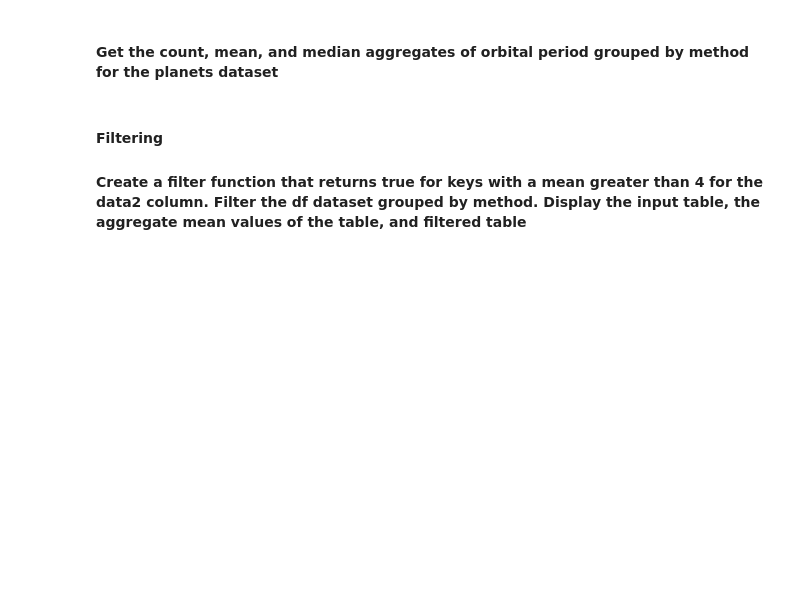
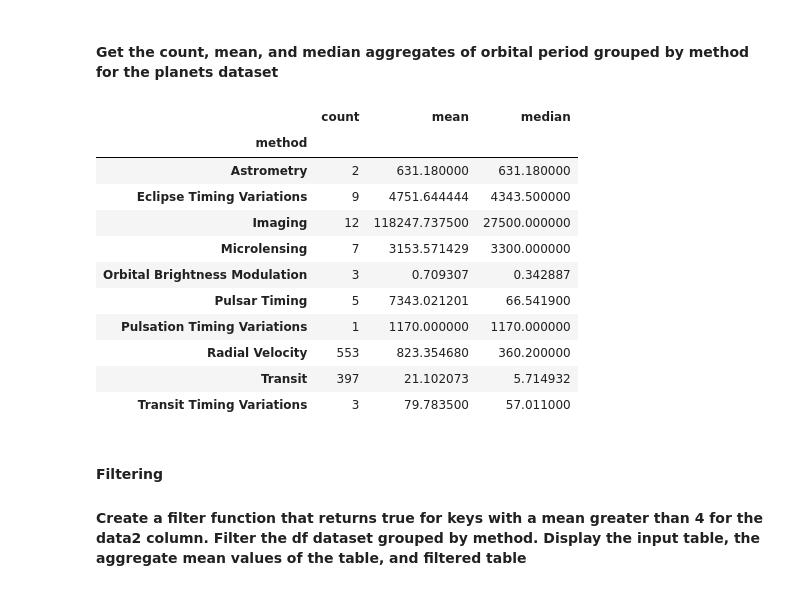
Before and after one commit to karthikvadlamani/karthikvadlamani, a Jupyter notebook: basics/[Exercises-4]Pandas-GroupBy-Split-Apply-Combine.ipynb, the cells around one changed output. Saved outputs shown, nothing was run; the diff lists cells and outputs as text; code cells hidden in the pictures; blank space fills up the shorter version.

Commit message:
Soved Exercise 4 on Group By methods

```diff
--- a/basics/[Exercises-4]Pandas-GroupBy-Split-Apply-Combine.ipynb
+++ b/basics/[Exercises-4]Pandas-GroupBy-Split-Apply-Combine.ipynb
@@ -60,5 +109,20 @@ df
 # %% [markdown]
 #### Get the count, mean, and median aggregates of orbital period grouped by method for the planets dataset
+# %%
+planets.groupby('method')['orbital_period'].aggregate(['count', np.mean, np.median])
+# %% [output]
+|  | count | mean | median |
+| method |  |  |  |
+| Astrometry | 2 | 631.180000 | 631.180000 |
+| Eclipse Timing Variations | 9 | 4751.644444 | 4343.500000 |
+| Imaging | 12 | 118247.737500 | 27500.000000 |
+| Microlensing | 7 | 3153.571429 | 3300.000000 |
+| Orbital Brightness Modulation | 3 | 0.709307 | 0.342887 |
+| Pulsar Timing | 5 | 7343.021201 | 66.541900 |
+| Pulsation Timing Variations | 1 | 1170.000000 | 1170.000000 |
+| Radial Velocity | 553 | 823.354680 | 360.200000 |
+| Transit | 397 | 21.102073 | 5.714932 |
+| Transit Timing Variations | 3 | 79.783500 | 57.011000 |
 # %% [markdown]
 #### Filtering
 
```
Also changed, not shown: parts of 15 cells of this notebook, 1 other file.
